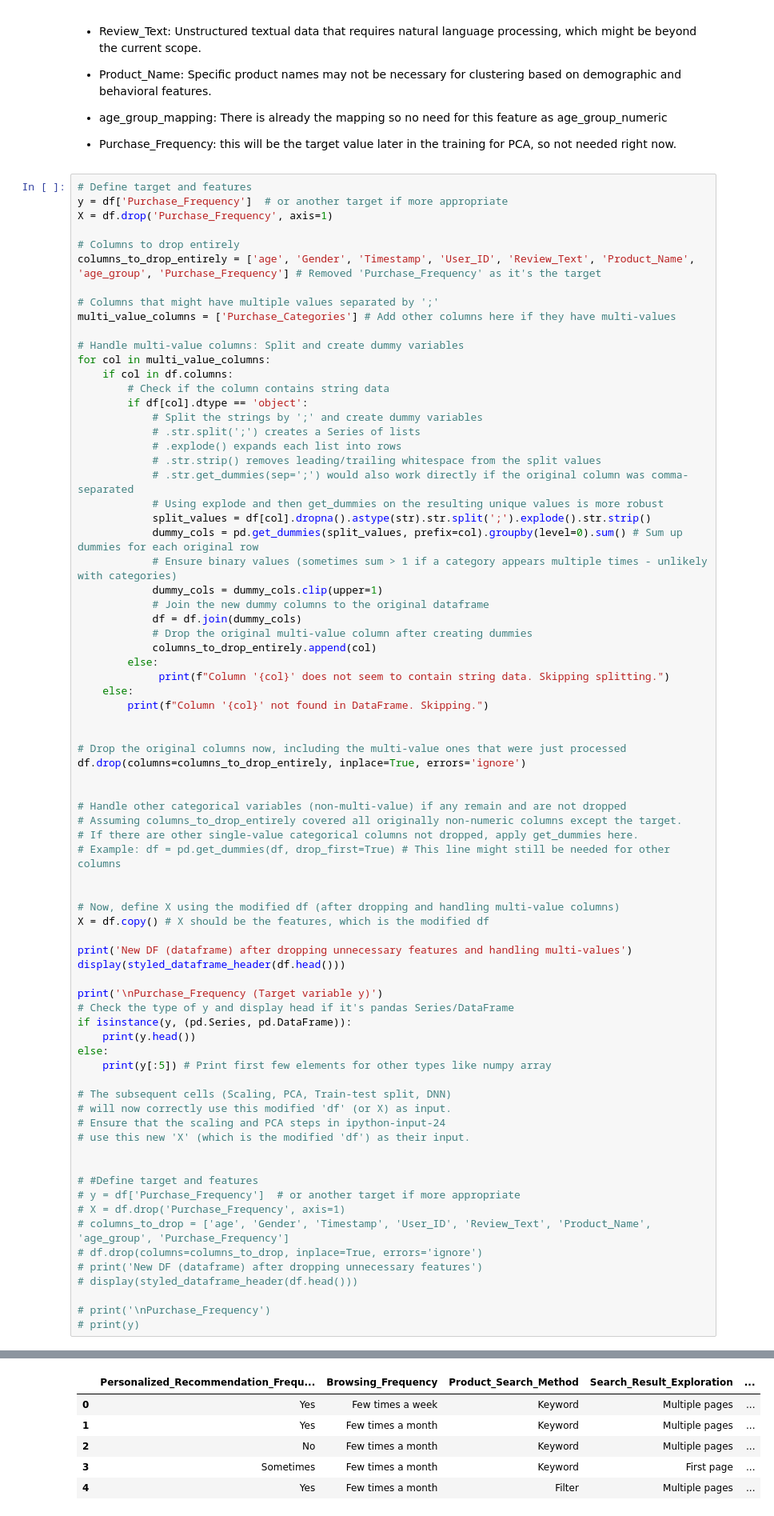
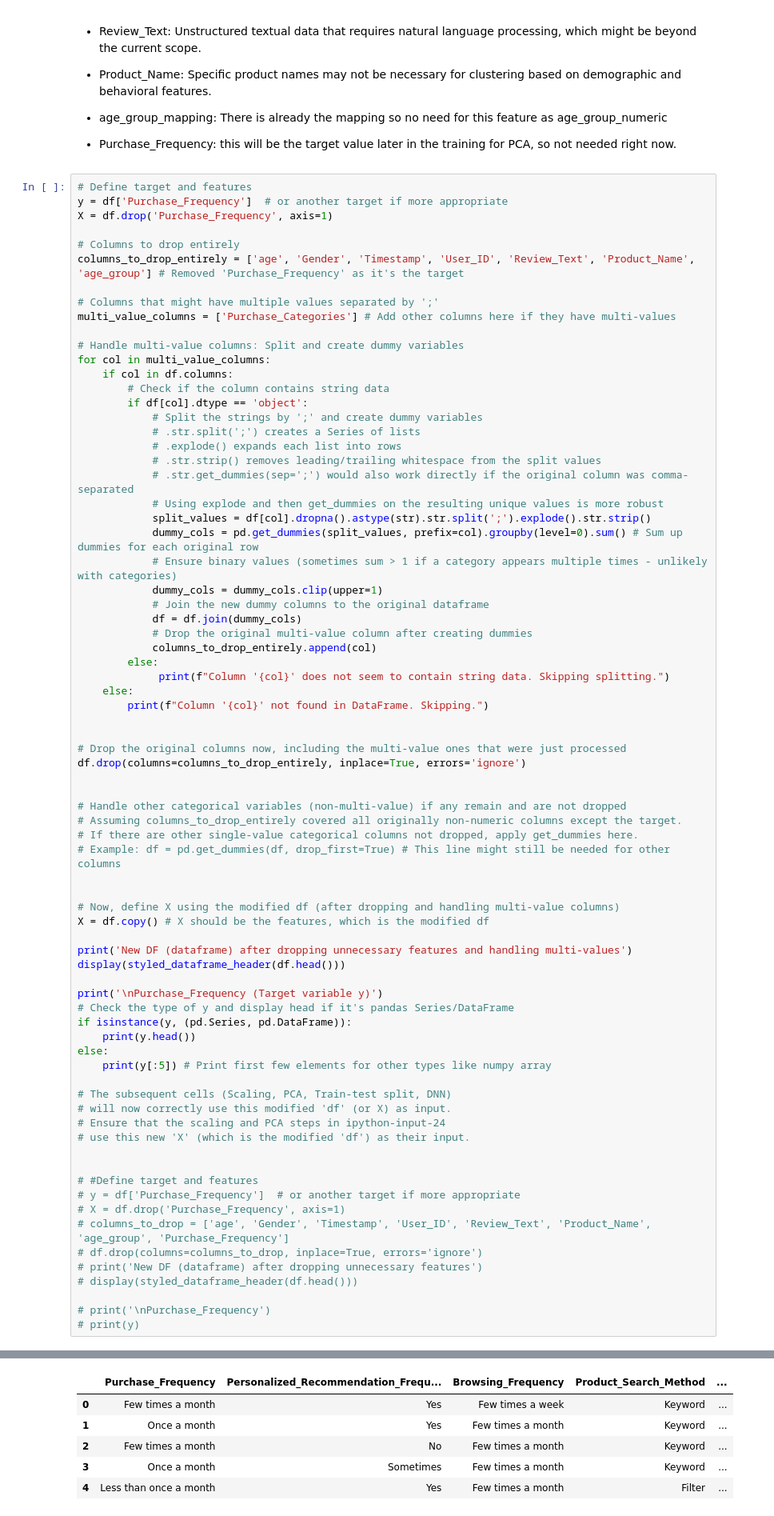
Before and after one commit to nc142j/Amazon_Behaviors_Purchases, a Jupyter notebook: Amazon_Behaviors_Purchases.ipynb, the cells around one changed output, grey strips where cells are left out. Shown at 80% size. Drawn from its saved outputs; the diff is of its cells as text.

```diff
--- a/Amazon_Behaviors_Purchases.ipynb
+++ b/Amazon_Behaviors_Purchases.ipynb
@@ -655,7 +655,7 @@ y = df['Purchase_Frequency']  # or another target if more appropriate
 X = df.drop('Purchase_Frequency', axis=1)
 
 # Columns to drop entirely
-columns_to_drop_entirely = ['age', 'Gender', 'Timestamp', 'User_ID', 'Review_Text', 'Product_Name', 'age_group', 'Purchase_Frequency'] # Removed 'Purchase_Frequency' as it's the target
+columns_to_drop_entirely = ['age', 'Gender', 'Timestamp', 'User_ID', 'Review_Text', 'Product_Name', 'age_group'] # Removed 'Purchase_Frequency' as it's the target
 
 # Columns that might have multiple values separated by ';'
 multi_value_columns = ['Purchase_Categories'] # Add other columns here if they have multi-values
@@ -699,39 +699,39 @@ df.drop(columns=columns_to_drop_entirely, inplace=True, errors='ignore')
 X = df.copy() # X should be the features, which is the modified df
 
 print('New DF (dataframe) after dropping unnecessary features and handling multi-values')
 display(styled_dataframe_header(df.head()))
 
 print('\nPurchase_Frequency (Target variable y)')
 # Check the type of y and display head if it's pandas Series/DataFrame
 if isinstance(y, (pd.Series, pd.DataFrame)):
     print(y.head())
 else:
     print(y[:5]) # Print first few elements for other types like numpy array
 
 # The subsequent cells (Scaling, PCA, Train-test split, DNN)
 # will now correctly use this modified 'df' (or X) as input.
 # Ensure that the scaling and PCA steps in ipython-input-24
 # use this new 'X' (which is the modified 'df') as their input.
 
 
 # #Define target and features
 # y = df['Purchase_Frequency']  # or another target if more appropriate
 # X = df.drop('Purchase_Frequency', axis=1)
 # columns_to_drop = ['age', 'Gender', 'Timestamp', 'User_ID', 'Review_Text', 'Product_Name', 'age_group', 'Purchase_Frequency']
 # df.drop(columns=columns_to_drop, inplace=True, errors='ignore')
 # print('New DF (dataframe) after dropping unnecessary features')
 # display(styled_dataframe_header(df.head()))
 
 # print('\nPurchase_Frequency')
 # print(y)
 # %% [output]
 New DF (dataframe) after dropping unnecessary features and handling multi-values
-|  | Personalized_Recommendation_Frequ... | Browsing_Frequency | Product_Search_Method | Search_Result_Exploration | ... |
-| 0 | Yes | Few times a week | Keyword | Multiple pages | ... |
-| 1 | Yes | Few times a month | Keyword | Multiple pages | ... |
-| 2 | No | Few times a month | Keyword | Multiple pages | ... |
-| 3 | Sometimes | Few times a month | Keyword | First page | ... |
-| 4 | Yes | Few times a month | Filter | Multiple pages | ... |
+|  | Purchase_Frequency | Personalized_Recommendation_Frequ... | Browsing_Frequency | Product_Search_Method | ... |
+| 0 | Few times a month | Yes | Few times a week | Keyword | ... |
+| 1 | Once a month | Yes | Few times a month | Keyword | ... |
+| 2 | Few times a month | No | Few times a month | Keyword | ... |
+| 3 | Once a month | Sometimes | Few times a month | Keyword | ... |
+| 4 | Less than once a month | Yes | Few times a month | Filter | ... |
 None
 Purchase_Frequency (Target variable y)
 0         Few times a month
```
Also changed, not shown: parts of 30 cells of this notebook.
